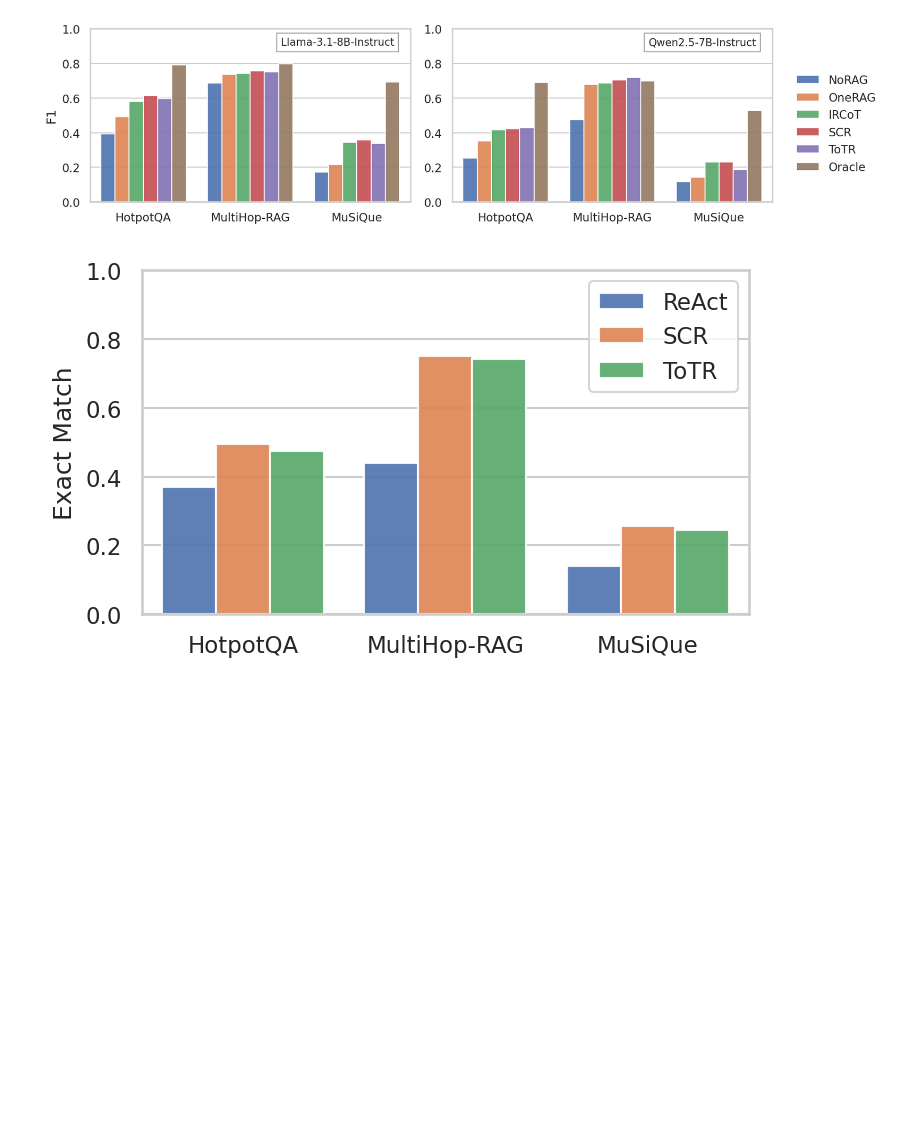
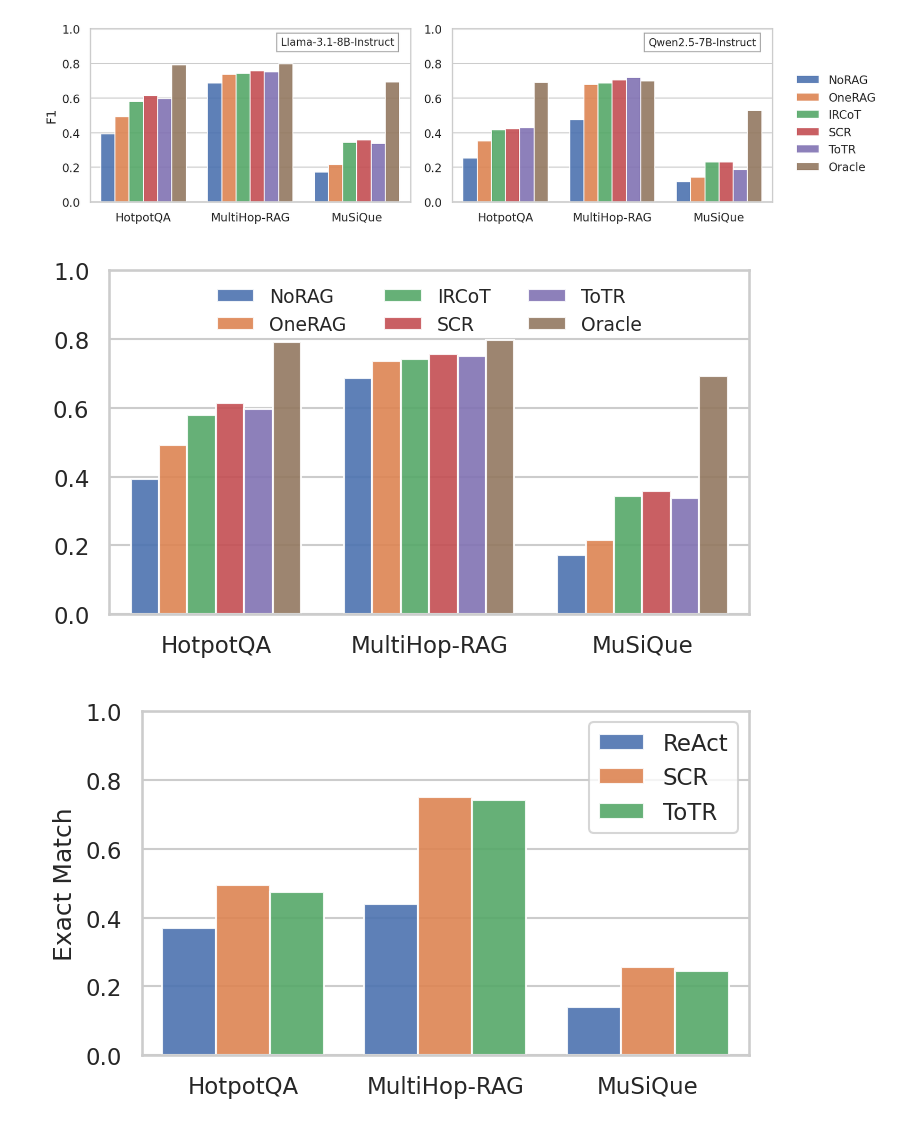
Before and after one commit to kaiitunnz/totr, a Jupyter notebook: notebooks/results.ipynb, the cells around one changed output. Saved outputs shown, nothing was run; the diff lists cells and outputs as text; code cells hidden in the pictures; blank space fills up the shorter version.

Commit message:
Add bar plots for Llama only

```diff
--- a/notebooks/results.ipynb
+++ b/notebooks/results.ipynb
@@ -145,6 +145,48 @@ for metric in metrics:
 # %% [output]
 [figure]
 [figure]
+# %%
+model = "Llama-3.1-8B-Instruct"
+metric = "F1"
+fig, ax = plt.subplots(1, 1, figsize=(5, 3))
+
+legend_handles = None
+legend_labels = None
+
+model_df = result_df[result_df["Model"] == model]
+model_df = model_df[model_df["Method"] != "ReAct"]
+g = sns.barplot(
+    model_df,
+    x="Dataset",
+    y=metric,
+    hue="Method",
+    alpha=0.9,
+    saturation=1,
+    ax=ax,
+)
+g.set_xlabel("")
+if i != 0:
+    g.set_ylabel("")
+g.set_ylim(0, 1)
+
+legend_handles, legend_labels = ax.get_legend_handles_labels()
+assert ax.legend_ is not None
+ax.legend_.remove()
+
+if legend_handles and legend_labels:
+    g.legend(
+        legend_handles,
+        legend_labels,
+        loc="upper center",
+        # bbox_to_anchor=(0.5, 1),
+        frameon=False,
+        ncol=3,
+        fontsize=9,
+    )
+plt.tight_layout()
+plt.show()
+# %% [output]
+[figure, added]
 # %%
 model = "Llama-3.1-8B-Instruct"
 metrics = ["Exact Match", "F1"]
```
Also changed, not shown: parts of 1 cell of this notebook.
